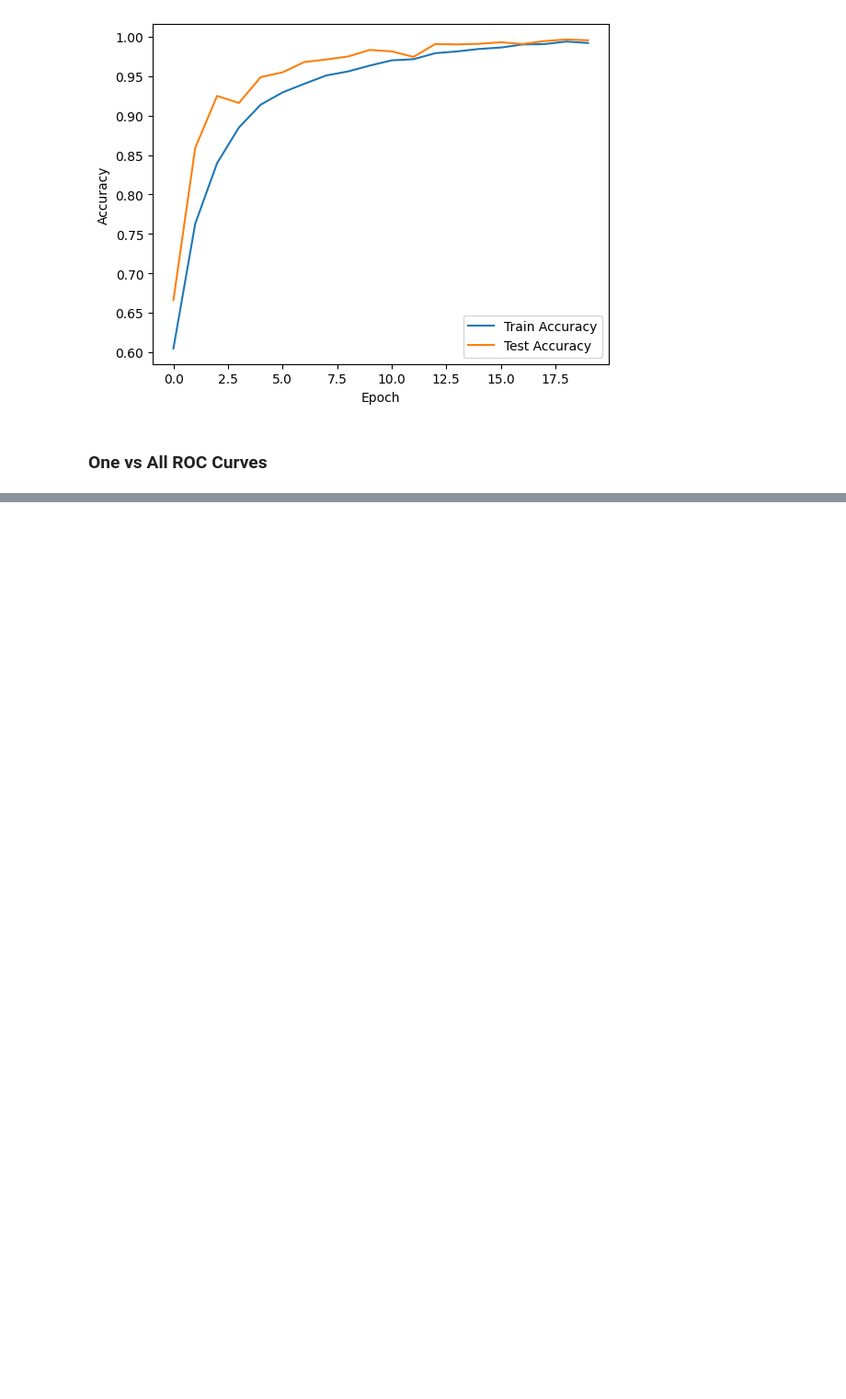
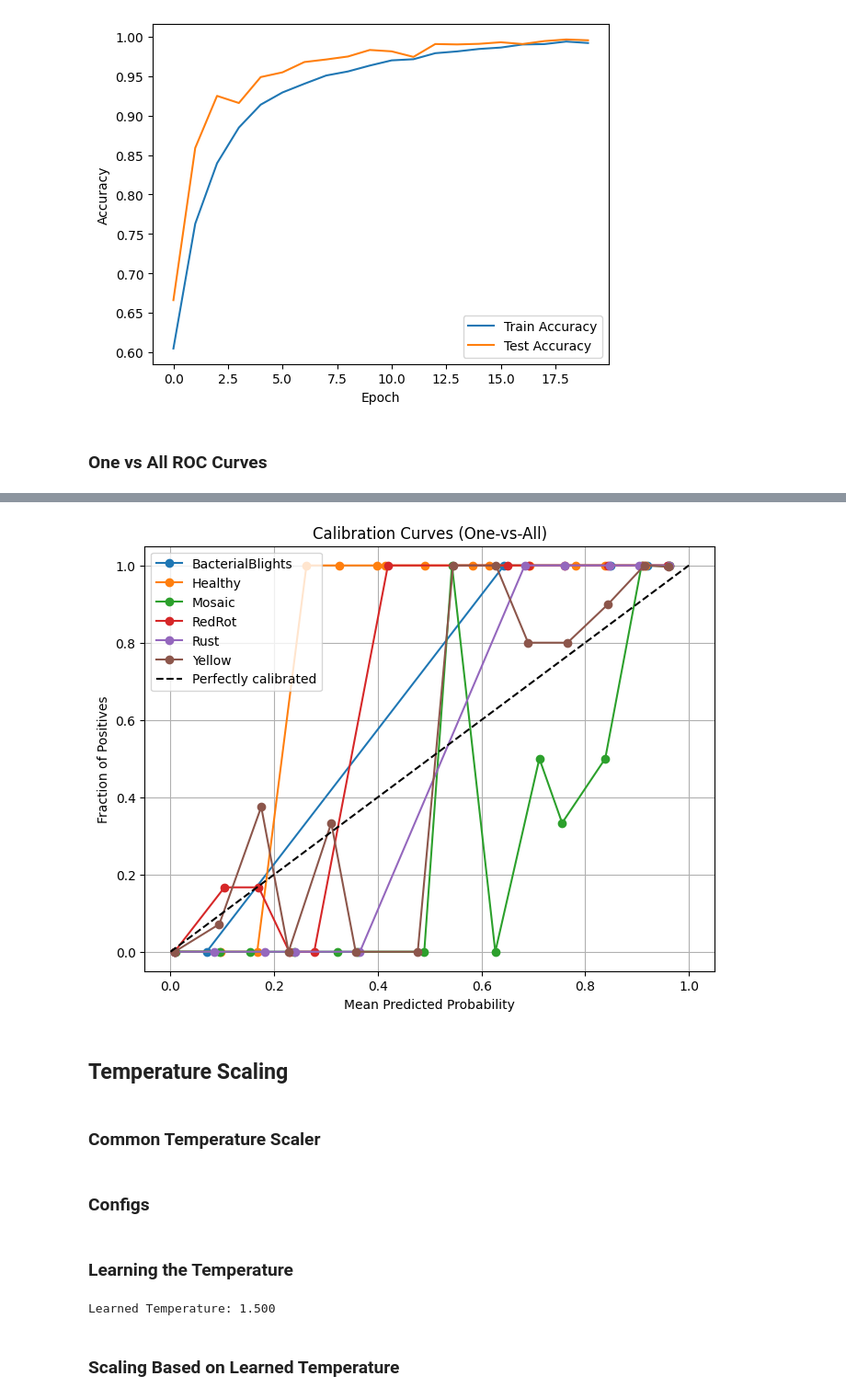
Before and after one commit to yuvarajk2109/cane-sense, a Jupyter notebook: CaneSight.ipynb, the cells around one changed output, grey strips where cells are left out. Shown at 92% size. Cells and saved outputs as stored; diff of their text form; code cells hidden in the pictures; blank space fills up the shorter version.

```diff
--- a/CaneSight.ipynb
+++ b/CaneSight.ipynb
@@ -516,0 +564,26 @@ plt.show()
+# %%
+class_names = ['BacterialBlights', 'Healthy', 'Mosaic', 'RedRot', 'Rust', 'Yellow']
+
+plt.figure(figsize=(8, 6))
+
+for i in range(num_classes):
+    y_true_i = (all_labels_np == i).astype(int)
+    y_prob_i = all_probs_np[:, i]
+
+    prob_true, prob_pred = calibration_curve(y_true_i, y_prob_i, n_bins=num_bins)
+
+    plt.plot(prob_pred, prob_true, marker='o', label=f"{class_names[i]}")
+
+plt.plot([0, 1], [0, 1], 'k--', label='Perfectly calibrated')
+plt.xlabel("Mean Predicted Probability")
+plt.ylabel("Fraction of Positives")
+plt.title("Calibration Curves (One-vs-All)")
+plt.legend(loc="upper left")
+plt.grid(True)
+plt.show()
+# %% [output]
+[figure, added]
+# %% [markdown]
+## Temperature Scaling
+# %% [markdown]
+### Common Temperature Scaler
@@ -516,0 +598,2 @@ plt.show()
+# %% [markdown]
+### Configs
@@ -516,0 +613,9 @@ plt.show()
+# %% [markdown]
+### Learning the Temperature
+# %%
+optimizer.step(eval)
+print(f"Learned Temperature: {scaler.T.item():.3f}")
+# %% [output]
+Learned Temperature: 1.500
+# %% [markdown]
+### Scaling Based on Learned Temperature
```
Also changed, not shown: parts of 43 cells of this notebook.
